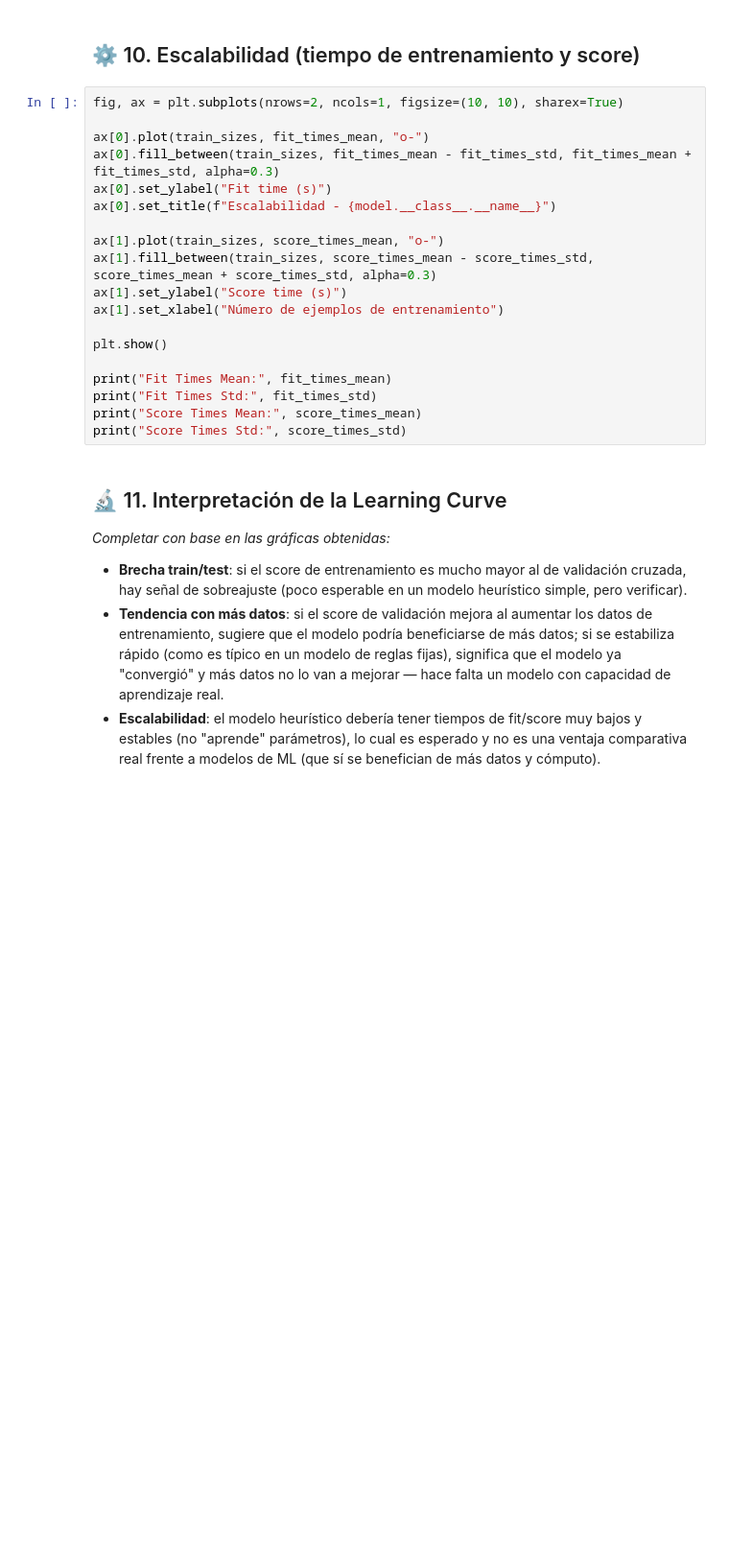
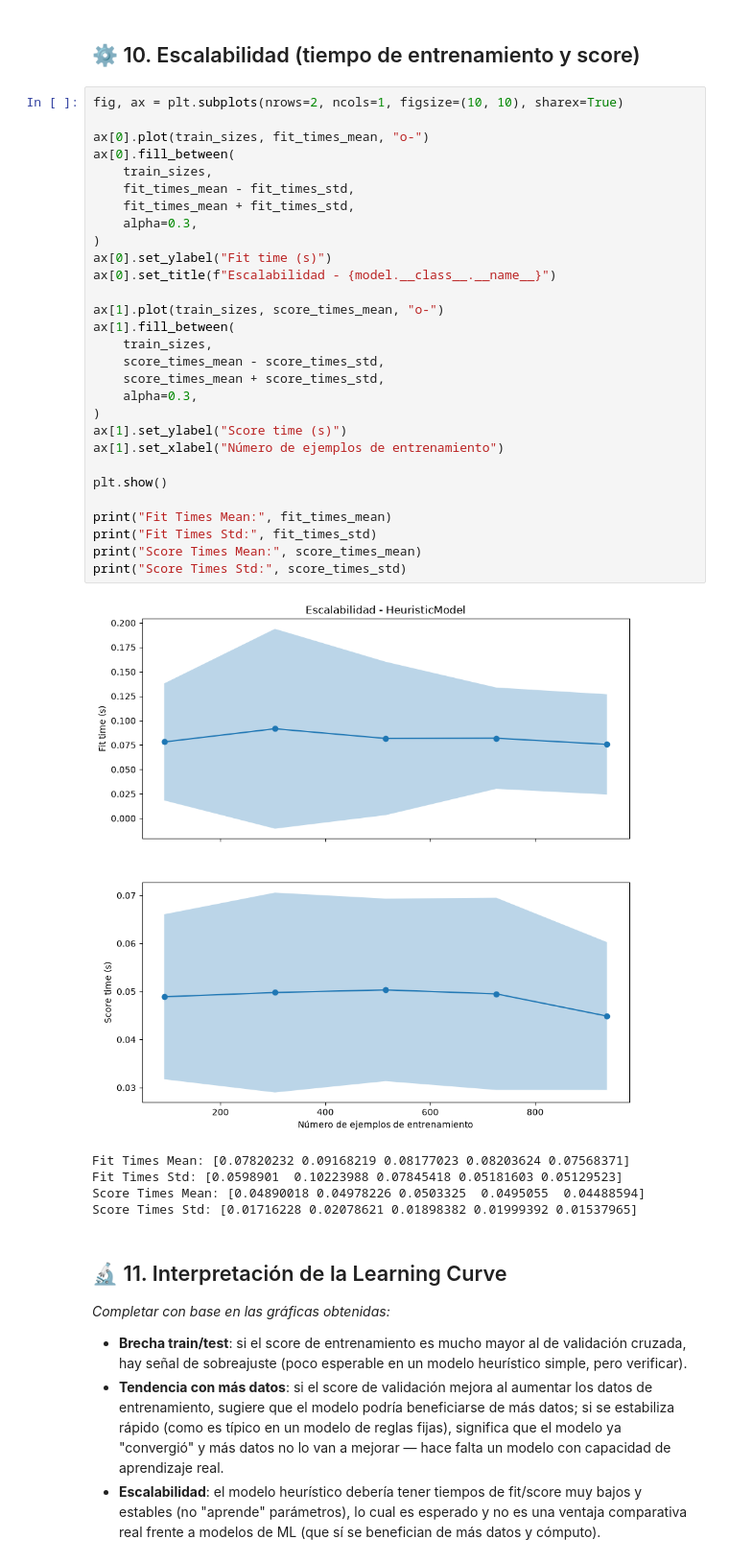
Before and after one commit to ChrisCeb17/hearth-project, a Jupyter notebook: notebooks/5-models/5modelobase_cdcv_20260825.ipynb, the cells around one changed output. Shown at 96% size. Saved outputs shown, nothing was run; the diff lists cells and outputs as text; blank space fills up the shorter version.

```diff
--- a/notebooks/5-models/5modelobase_cdcv_20260825.ipynb
+++ b/notebooks/5-models/5modelobase_cdcv_20260825.ipynb
@@ -277,22 +387,38 @@ print("Test Scores Std:", test_std)
 # %%
 fig, ax = plt.subplots(nrows=2, ncols=1, figsize=(10, 10), sharex=True)
 
 ax[0].plot(train_sizes, fit_times_mean, "o-")
-ax[0].fill_between(train_sizes, fit_times_mean - fit_times_std, fit_times_mean + fit_times_std, alpha=0.3)
+ax[0].fill_between(
+    train_sizes,
+    fit_times_mean - fit_times_std,
+    fit_times_mean + fit_times_std,
+    alpha=0.3,
+)
 ax[0].set_ylabel("Fit time (s)")
 ax[0].set_title(f"Escalabilidad - {model.__class__.__name__}")
 
 ax[1].plot(train_sizes, score_times_mean, "o-")
-ax[1].fill_between(train_sizes, score_times_mean - score_times_std, score_times_mean + score_times_std, alpha=0.3)
+ax[1].fill_between(
+    train_sizes,
+    score_times_mean - score_times_std,
+    score_times_mean + score_times_std,
+    alpha=0.3,
+)
 ax[1].set_ylabel("Score time (s)")
 ax[1].set_xlabel("Número de ejemplos de entrenamiento")
 
 plt.show()
 
 print("Fit Times Mean:", fit_times_mean)
 print("Fit Times Std:", fit_times_std)
 print("Score Times Mean:", score_times_mean)
 print("Score Times Std:", score_times_std)
+# %% [output]
+[figure, added]
+Fit Times Mean: [0.07820232 0.09168219 0.08177023 0.08203624 0.07568371]
+Fit Times Std: [0.0598901  0.10223988 0.07845418 0.05181603 0.05129523]
+Score Times Mean: [0.04890018 0.04978226 0.0503325  0.0495055  0.04488594]
+Score Times Std: [0.01716228 0.02078621 0.01898382 0.01999392 0.01537965]
 # %% [markdown]
 ## 🔬 11. Interpretación de la Learning Curve
 
```
Also changed, not shown: parts of 14 cells of this notebook, 1 other file.
